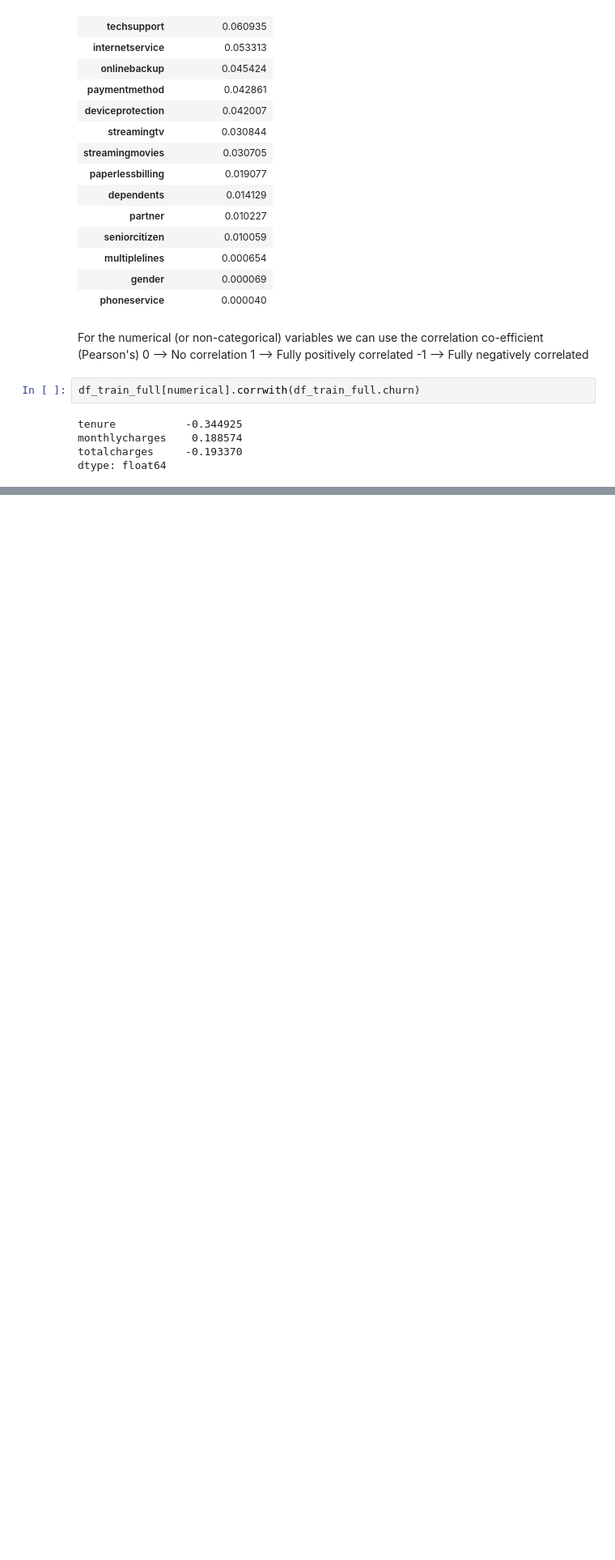
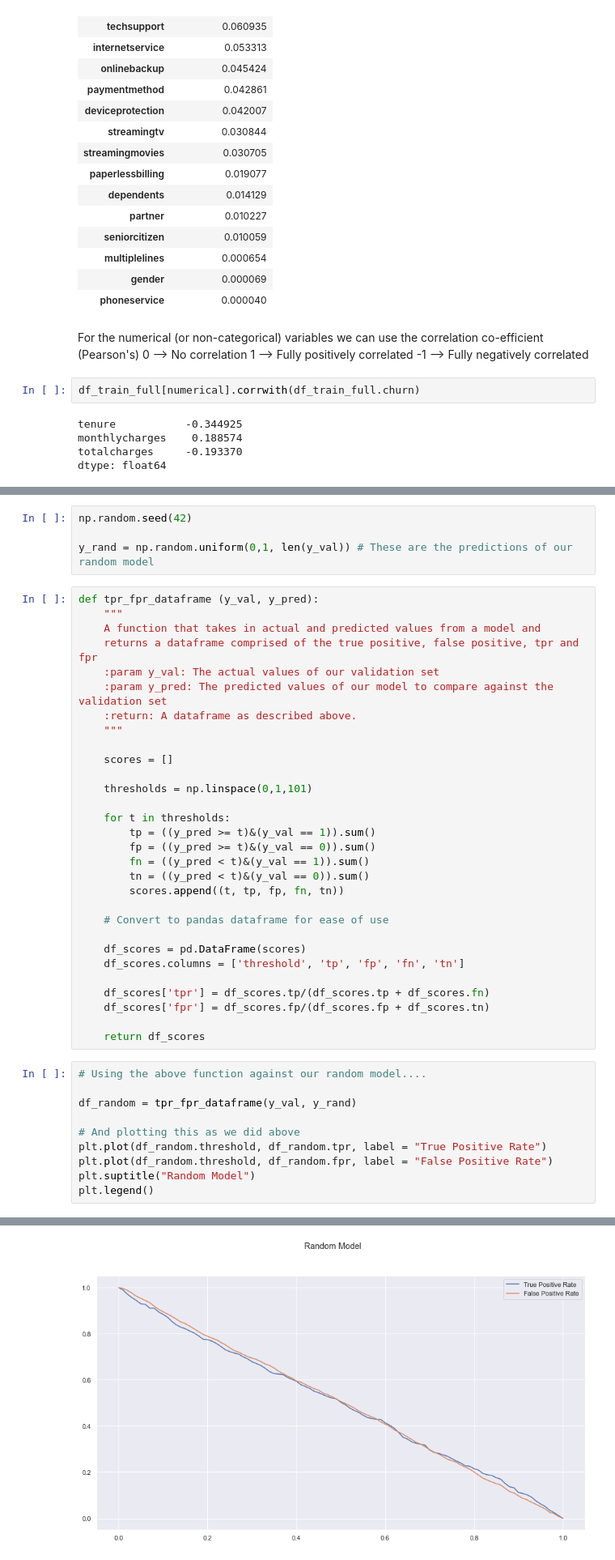
Before and after one commit to darren-king/Churn_Classification, a Jupyter notebook: Churn_Prediction.ipynb, the cells around one changed output, grey strips where cells are left out. Shown at 81% size. Drawn from its saved outputs; the diff is of its cells as text; blank space fills up the shorter version.

```diff
--- a/Churn_Prediction.ipynb
+++ b/Churn_Prediction.ipynb
@@ -333,0 +687,45 @@ dtype: float64
+# %%
+np.random.seed(42)
+
+y_rand = np.random.uniform(0,1, len(y_val)) # These are the predictions of our random model
+# %%
+def tpr_fpr_dataframe (y_val, y_pred):
+    """
+    A function that takes in actual and predicted values from a model and
+    returns a dataframe comprised of the true positive, false positive, tpr and fpr
+    :param y_val: The actual values of our validation set
+    :param y_pred: The predicted values of our model to compare against the validation set
+    :return: A dataframe as described above.
+    """
+
+    scores = []
+
+    thresholds = np.linspace(0,1,101)
+
+    for t in thresholds:
+        tp = ((y_pred >= t)&(y_val == 1)).sum()
+        fp = ((y_pred >= t)&(y_val == 0)).sum()
+        fn = ((y_pred < t)&(y_val == 1)).sum()
+        tn = ((y_pred < t)&(y_val == 0)).sum()
+        scores.append((t, tp, fp, fn, tn))
+
+    # Convert to pandas dataframe for ease of use
+
+    df_scores = pd.DataFrame(scores)
+    df_scores.columns = ['threshold', 'tp', 'fp', 'fn', 'tn']
+
+    df_scores['tpr'] = df_scores.tp/(df_scores.tp + df_scores.fn)
+    df_scores['fpr'] = df_scores.fp/(df_scores.fp + df_scores.tn)
+
+    return df_scores
+# %%
+# Using the above function against our random model....
+
+df_random = tpr_fpr_dataframe(y_val, y_rand)
+
+# And plotting this as we did above
+plt.plot(df_random.threshold, df_random.tpr, label = "True Positive Rate")
+plt.plot(df_random.threshold, df_random.fpr, label = "False Positive Rate")
+plt.suptitle("Random Model")
+plt.legend()
+# %% [output]
@@ -333,0 +733 @@ dtype: float64
+[figure, added]
```
Also changed, not shown: parts of 60 cells of this notebook, 2 other files.
